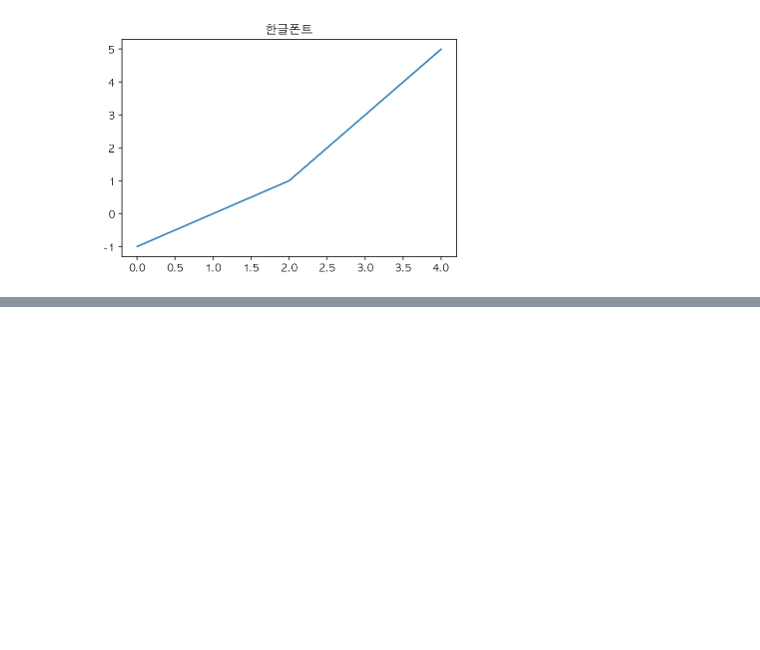
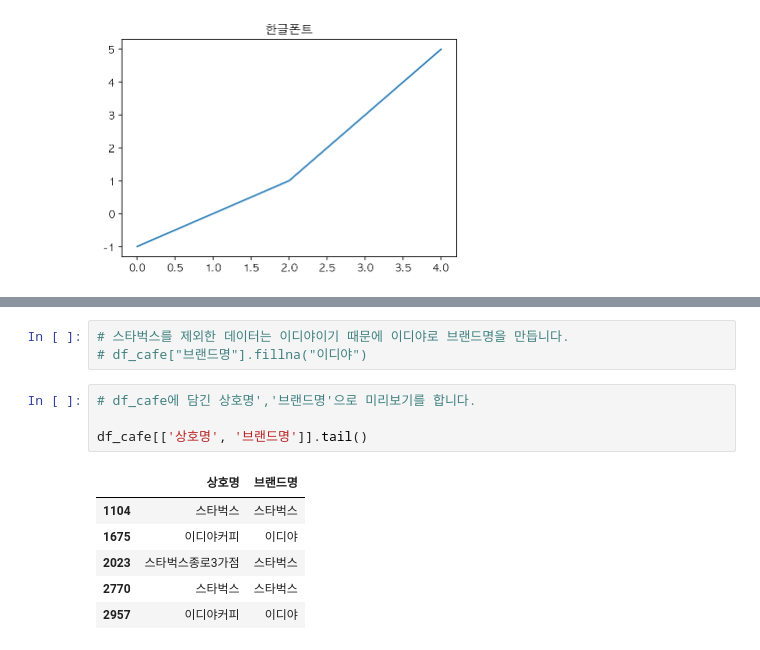
Before and after one commit to neverlish/Learned, a Jupyter notebook: data/inflearn-public-data-python/04-coffee-store.ipynb, the cells around one changed output, grey strips where cells are left out. Drawn from its saved outputs; the diff is of its cells as text; blank space fills up the shorter version.

```diff
--- a/data/inflearn-public-data-python/04-coffee-store.ipynb
+++ b/data/inflearn-public-data-python/04-coffee-store.ipynb
@@ -57,0 +227,14 @@ pd.Series([-1, 0, 1, 3, 5]).plot(title='한글폰트')
+# %%
+# 스타벅스를 제외한 데이터는 이디야이기 때문에 이디야로 브랜드명을 만듭니다.
+# df_cafe["브랜드명"].fillna("이디야")
+# %%
+# df_cafe에 담긴 상호명','브랜드명'으로 미리보기를 합니다.
+
+df_cafe[['상호명', '브랜드명']].tail()
+# %% [output]
+|  | 상호명 | 브랜드명 |
+| 1104 | 스타벅스 | 스타벅스 |
+| 1675 | 이디야커피 | 이디야 |
+| 2023 | 스타벅스종로3가점 | 스타벅스 |
+| 2770 | 스타벅스 | 스타벅스 |
+| 2957 | 이디야커피 | 이디야 |
```
Also changed, not shown: parts of 20 cells of this notebook.
